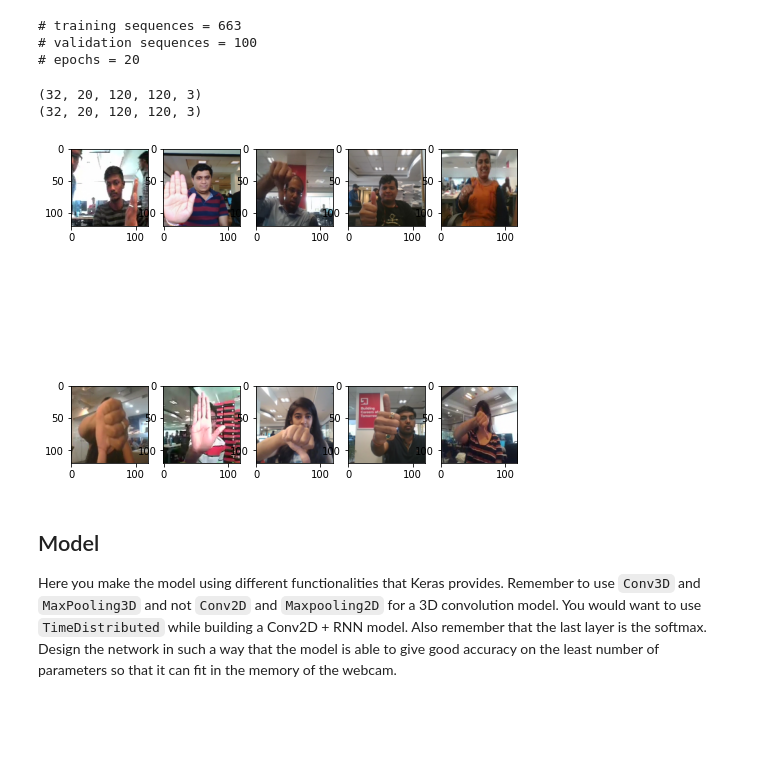
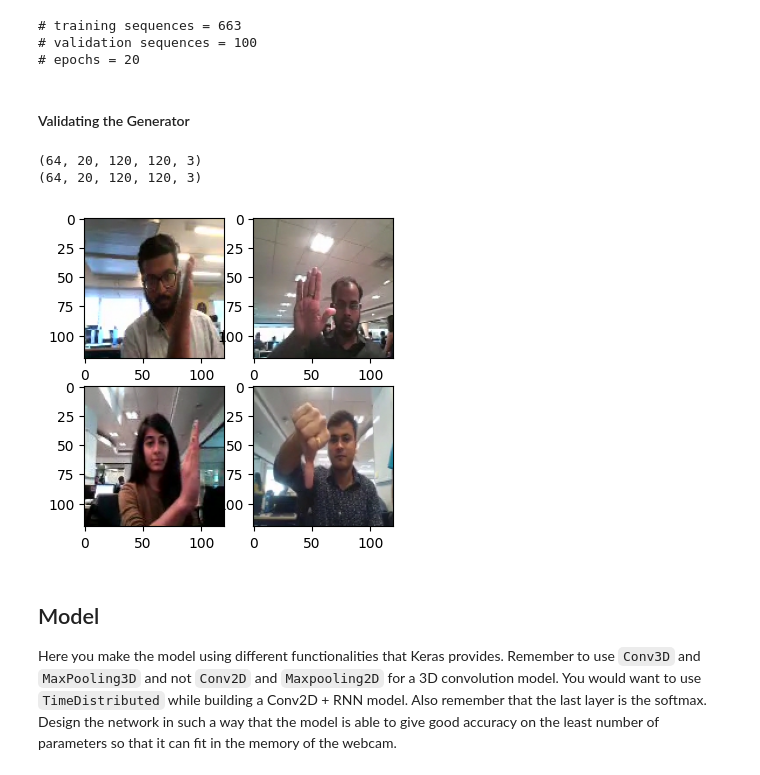
Before and after one commit to Aswani-ReddyKV/Gesture-Recognition, a Jupyter notebook: Gesture_Recognition_Project.ipynb, the cells around one changed output. Saved outputs shown, nothing was run; the diff lists cells and outputs as text; code cells hidden in the pictures; blank space fills up the shorter version.

```diff
--- a/Gesture_Recognition_Project.ipynb
+++ b/Gesture_Recognition_Project.ipynb
@@ -62,3 +100,8 @@ def prepare_image(image, channel, height, width):
+# %%
+def resize_image(image, height, width):
+    h, w, c = image.shape
+    return resize(image, (height, width), anti_aliasing=True)
 # %%
-img_idx = np.round(np.linspace(0,29,20)).astype(int)
-print(img_idx)
+def getImgTensor(n_frames):
+    img_idx = np.round(np.linspace(0, 29, n_frames)).astype(int)
+    return [img_idx, 120, 120, 3]
@@ -98,50 +157,43 @@ def generator(source_path, folder_list, batch_size):
 Note here that a video is represented above in the generator as (number of images, height, width, number of channels). Take this into consideration while creating the model architecture.
 # %%
 curr_dt_time = datetime.datetime.now()
-# train_path = '/content/drive/MyDrive/Colab Notebooks/Gesture-Recognition/Project_data/train'
-# val_path = '/content/drive/MyDrive/Colab Notebooks/Gesture-Recognition/Project_data/val'
-
-train_path = '/datasets/Project_data/train'
-val_path = '/datasets/Project_data/val'
-
+train_path = '/workspace/Project_data/train'
+val_path = '/workspace/Project_data/val'
 num_train_sequences = len(train_doc)
 print('# training sequences =', num_train_sequences)
 num_val_sequences = len(val_doc)
 print('# validation sequences =', num_val_sequences)
-num_epochs = 20
+num_epochs = 20# choose the number of epochs
 print ('# epochs =', num_epochs)
 # %% [output]
 # training sequences = 663
 # validation sequences = 100
 # epochs = 20
+# %% [markdown]
+#### Validating the Generator
 # %%
-# verify working nature of generator functions for both train and test
-sample_generator = generator(train_path, train_doc, batch_size)
+# check complete batch shape
+sample_generator = generate(train_path, train_doc, batch_size)
 sample_batch_data, sample_batch_labels = next(sample_generator)
 print(sample_batch_data.shape)
 
-sample_val_generator = generator(val_path, val_doc, batch_size)
+# validation batch sample
+sample_val_generator = generate(val_path, val_doc, batch_size)
 sample_val_batch_data, sample_val_batch_labels = next(sample_val_generator)
 print(sample_val_batch_data.shape)
 # %% [output]
-(32, 20, 120, 120, 3)
-(32, 20, 120, 120, 3)
+(64, 20, 120, 120, 3)
+(64, 20, 120, 120, 3)
 # %%
-fig, ax = plt.subplots(2,5, figsize=(8,8))
-ax[0,0].imshow(sample_batch_data[10,11,:,:,:])
-ax[0,1].imshow(sample_batch_data[11,10,:,:,:])
-ax[0,2].imshow(sample_batch_data[20,11,:,:,:])
-ax[0,3].imshow(sample_batch_data[31,10,:,:,:])
-ax[0,4].imshow(sample_batch_data[30,11,:,:,:])
+fig, ax = plt.subplots(2,2, figsize=(4,4))
+ax[0,0].imshow(sample_batch_data[16,10,:,:,:])
+ax[0,1].imshow(sample_batch_data[25,10,:,:,:])
 
-ax[1,0].imshow(sample_val_batch_data[10,11,:,:,:])
-ax[1,1].imshow(sample_val_batch_data[11,10,:,:,:])
-ax[1,2].imshow(sample_val_batch_data[20,11,:,:,:])
-ax[1,3].imshow(sample_val_batch_data[31,10,:,:,:])
-ax[1,4].imshow(sample_val_batch_data[30,11,:,:,:])
+ax[1,0].imshow(sample_val_batch_data[16,10,:,:,:])
+ax[1,1].imshow(sample_val_batch_data[25,10,:,:,:])
 plt.show()
 # %% [output]
-[figure, old version]
+[figure, new version]
 # %% [markdown]
 ## Model
 Here you make the model using different functionalities that Keras provides. Remember to use `Conv3D` and `MaxPooling3D` and not `Conv2D` and `Maxpooling2D` for a 3D convolution model. You would want to use `TimeDistributed` while building a Conv2D + RNN model. Also remember that the last layer is the softmax. Design the network in such a way that the model is able to give good accuracy on the least number of parameters so that it can fit in the memory of the webcam.
```
Also changed, not shown: parts of 71 cells of this notebook.
